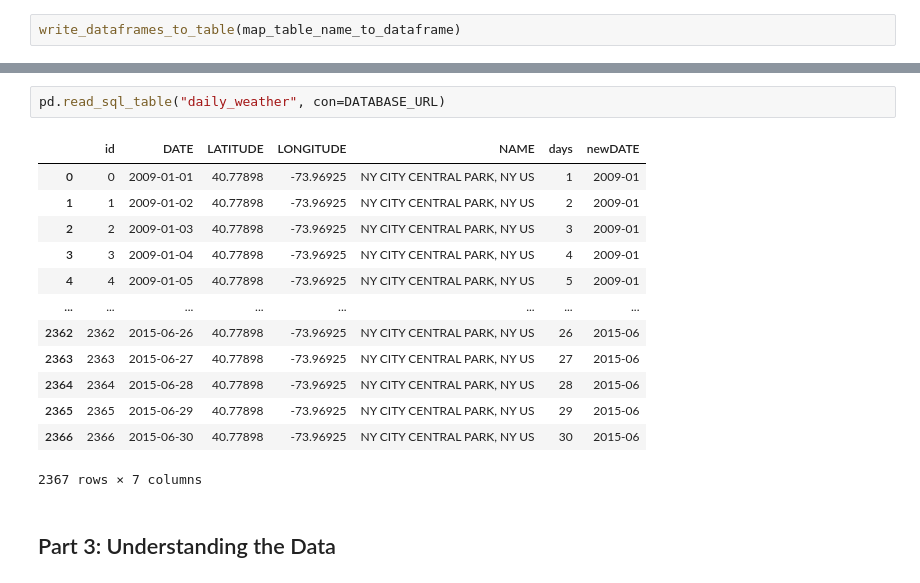
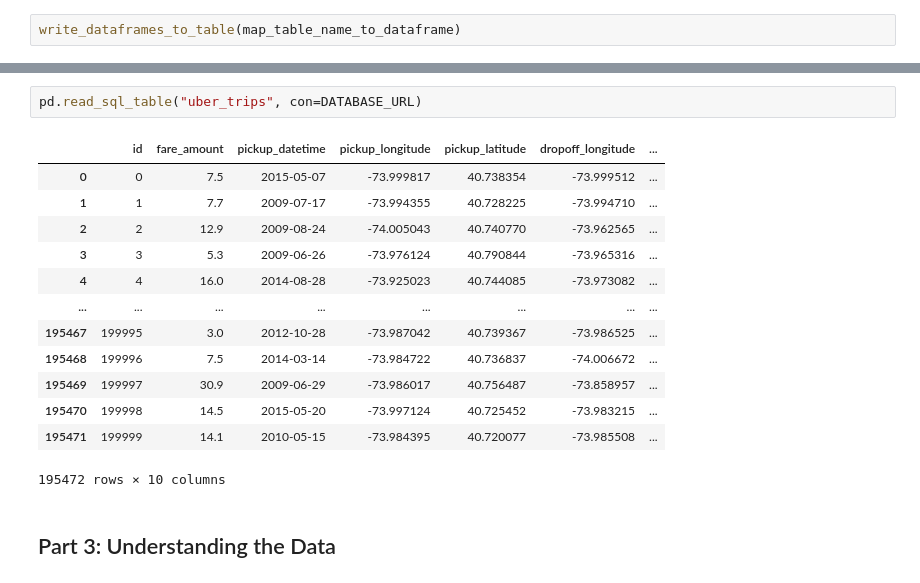
Before and after one commit to laurelhickey/Tools_for_Analytics_Project, a Jupyter notebook: Project Scaffolding.ipynb, the cells around one changed output, grey strips where cells are left out. Saved outputs shown, nothing was run; the diff lists cells and outputs as text.

```diff
--- a/Project Scaffolding.ipynb
+++ b/Project Scaffolding.ipynb
@@ -642,20 +611,20 @@ Parse error near line 2: near "CREATE": syntax error
                                       error here ---^
 # %%
-pd.read_sql_table("daily_weather", con=DATABASE_URL)
+pd.read_sql_table("uber_trips", con=DATABASE_URL)
 # %% [output]
-|  | id | DATE | LATITUDE | LONGITUDE | NAME | days | newDATE |
-| 0 | 0 | 2009-01-01 | 40.77898 | -73.96925 | NY CITY CENTRAL PARK, NY US | 1 | 2009-01 |
-| 1 | 1 | 2009-01-02 | 40.77898 | -73.96925 | NY CITY CENTRAL PARK, NY US | 2 | 2009-01 |
-| 2 | 2 | 2009-01-03 | 40.77898 | -73.96925 | NY CITY CENTRAL PARK, NY US | 3 | 2009-01 |
-| 3 | 3 | 2009-01-04 | 40.77898 | -73.96925 | NY CITY CENTRAL PARK, NY US | 4 | 2009-01 |
-| 4 | 4 | 2009-01-05 | 40.77898 | -73.96925 | NY CITY CENTRAL PARK, NY US | 5 | 2009-01 |
+|  | id | fare_amount | pickup_datetime | pickup_longitude | pickup_latitude | dropoff_longitude | ... |
+| 0 | 0 | 7.5 | 2015-05-07 | -73.999817 | 40.738354 | -73.999512 | ... |
+| 1 | 1 | 7.7 | 2009-07-17 | -73.994355 | 40.728225 | -73.994710 | ... |
+| 2 | 2 | 12.9 | 2009-08-24 | -74.005043 | 40.740770 | -73.962565 | ... |
+| 3 | 3 | 5.3 | 2009-06-26 | -73.976124 | 40.790844 | -73.965316 | ... |
+| 4 | 4 | 16.0 | 2014-08-28 | -73.925023 | 40.744085 | -73.973082 | ... |
 | ... | ... | ... | ... | ... | ... | ... | ... |
-| 2362 | 2362 | 2015-06-26 | 40.77898 | -73.96925 | NY CITY CENTRAL PARK, NY US | 26 | 2015-06 |
-| 2363 | 2363 | 2015-06-27 | 40.77898 | -73.96925 | NY CITY CENTRAL PARK, NY US | 27 | 2015-06 |
-| 2364 | 2364 | 2015-06-28 | 40.77898 | -73.96925 | NY CITY CENTRAL PARK, NY US | 28 | 2015-06 |
-| 2365 | 2365 | 2015-06-29 | 40.77898 | -73.96925 | NY CITY CENTRAL PARK, NY US | 29 | 2015-06 |
-| 2366 | 2366 | 2015-06-30 | 40.77898 | -73.96925 | NY CITY CENTRAL PARK, NY US | 30 | 2015-06 |
+| 195467 | 199995 | 3.0 | 2012-10-28 | -73.987042 | 40.739367 | -73.986525 | ... |
+| 195468 | 199996 | 7.5 | 2014-03-14 | -73.984722 | 40.736837 | -74.006672 | ... |
+| 195469 | 199997 | 30.9 | 2009-06-29 | -73.986017 | 40.756487 | -73.858957 | ... |
+| 195470 | 199998 | 14.5 | 2015-05-20 | -73.997124 | 40.725452 | -73.983215 | ... |
+| 195471 | 199999 | 14.1 | 2010-05-15 | -73.984395 | 40.720077 | -73.985508 | ... |
-2367 rows × 7 columns
+195472 rows × 10 columns
 # %% [markdown]
 ## Part 3: Understanding the Data
 # %% [markdown]
```
Also changed, not shown: parts of 4 cells of this notebook, 2 other files.
